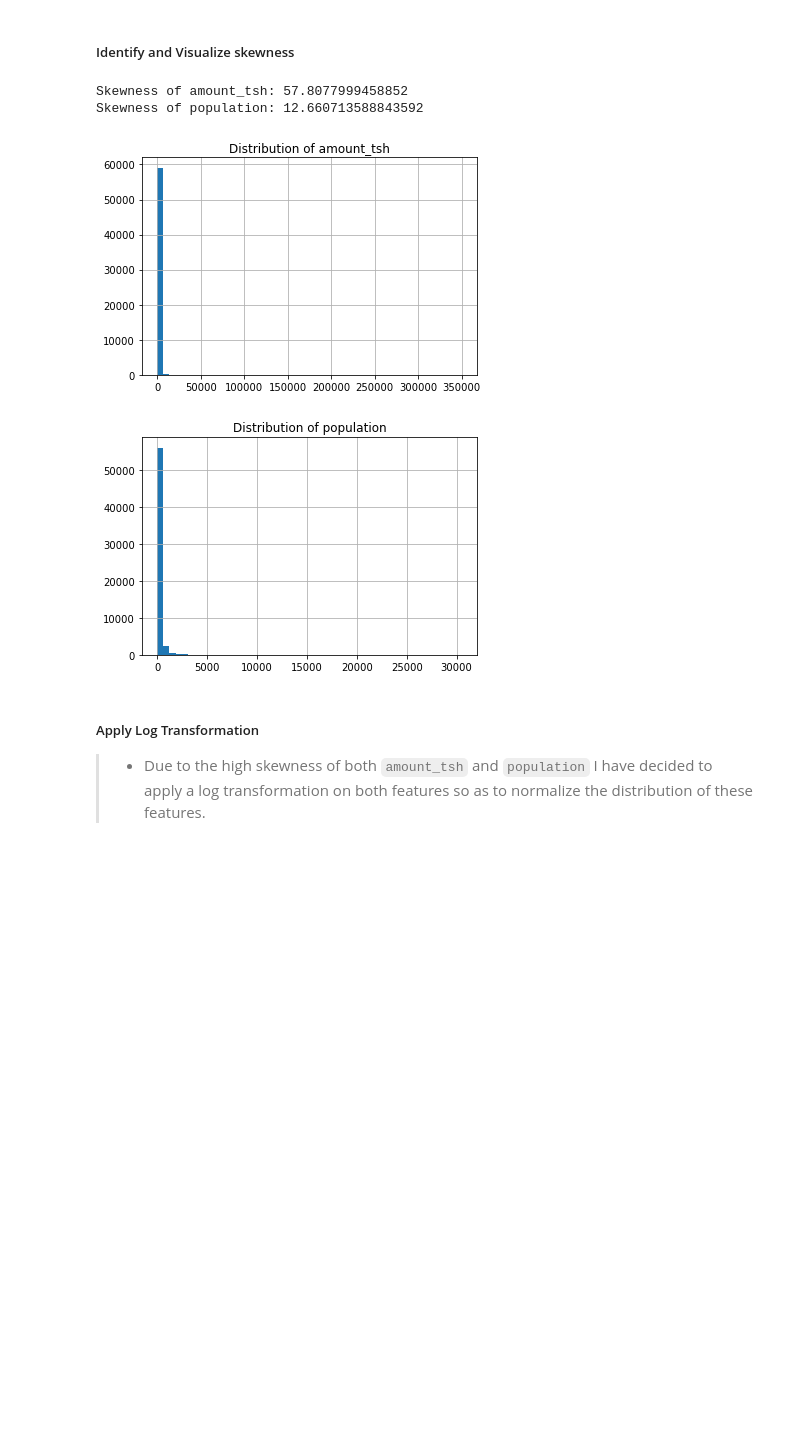
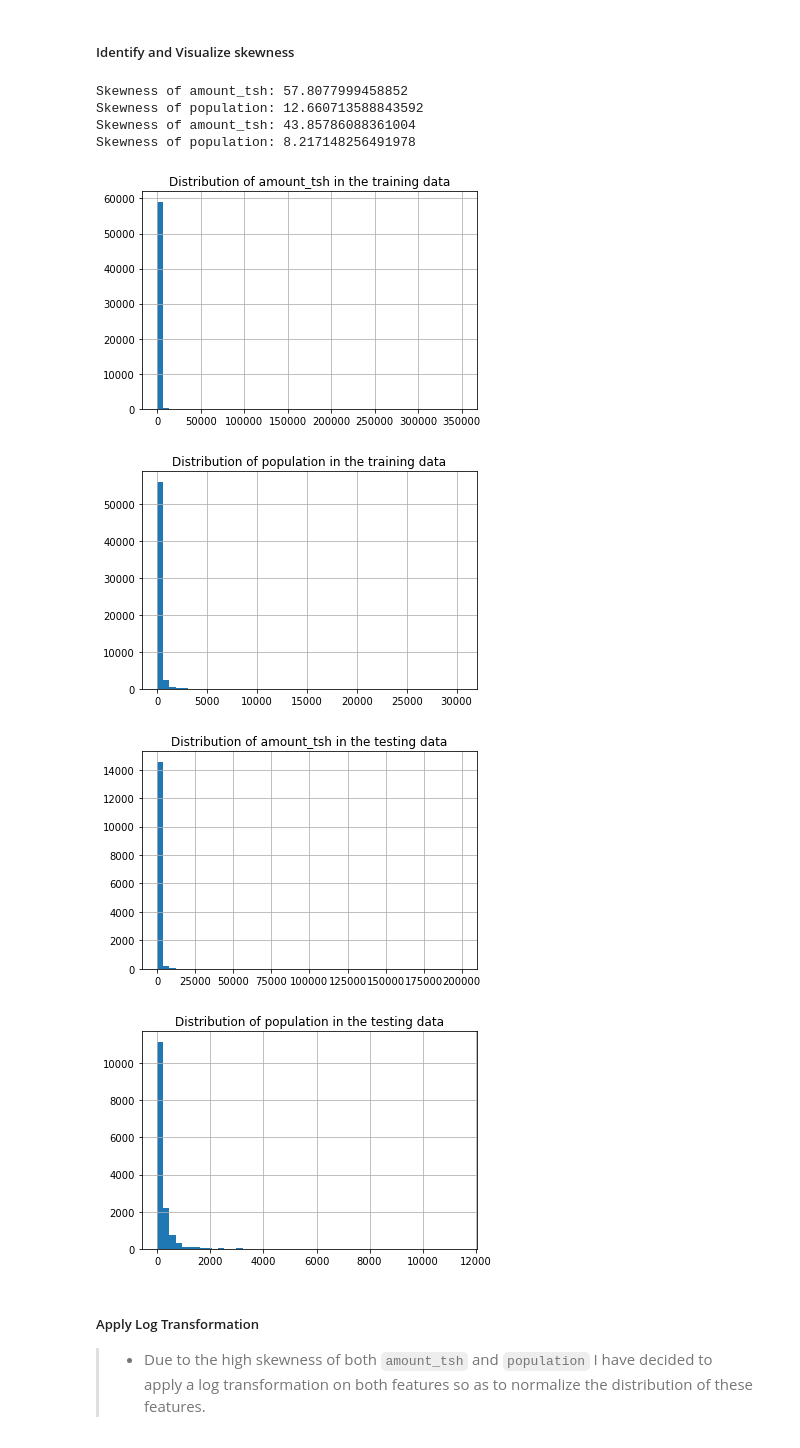
Before and after one commit to Cynthia-Njambi/Moringa-Phase3-Project, a Jupyter notebook: index.ipynb, the cells around one changed output. Cells and saved outputs as stored; diff of their text form; code cells hidden in the pictures; blank space fills up the shorter version.

```diff
--- a/index.ipynb
+++ b/index.ipynb
@@ -434,6 +459,7 @@ dtype: float64
 1. From the above I can see that `scheme_name` has the highest percentage of missing data of 47.42%, so I have decided that I will drop the feature since almost half the values are missing. This will avoid introducing biasness in the model.
 # %%
 train_data.drop(columns=['scheme_name'], inplace=True)
+test_data.drop(columns=['scheme_name'], inplace=True)
 # %% [markdown]
 2. I will replace missing values of `funder` , `installer`,`subvillage`, `scheme_management` with 'Unknown' so that it indicates that the funders of those water points are Unknown
 # %%
@@ -441,10 +467,18 @@ train_data['funder'].fillna('Unknown', inplace=True)
 train_data['installer'].fillna('Unknown', inplace=True)
 train_data['subvillage'].fillna('Unknown', inplace=True)
 train_data['scheme_management'].fillna('Unknown', inplace=True)
+
+test_data['funder'].fillna('Unknown', inplace=True)
+test_data['installer'].fillna('Unknown', inplace=True)
+test_data['subvillage'].fillna('Unknown', inplace=True)
+test_data['scheme_management'].fillna('Unknown', inplace=True)
 # %% [markdown]
 3. Since `permit` is a categorical feature that is either in True or False I will create a new binary feature that indicates whether the `permit` value was missing so that I can learn whether the inclusion of a permit increases the chances of better functioning water pump.
 # %%
 train_data['permit'].fillna(train_data['permit'].mode()[0], inplace=True)
+test_data['permit'].fillna(test_data['permit'].mode()[0], inplace=True)
 
-print("Missing values in 'permit':", train_data['permit'].isnull().sum())
+
+print("Missing values in 'permit' in the training data:", train_data['permit'].isnull().sum())
+print("Missing values in 'permit' in the test data:", test_data['permit'].isnull().sum())
 # %% [output]
@@ -453,6 +488,7 @@ Missing values in 'permit': 0
 4. For the `public_meeting` missing values I have replaced them the most occcuring values in the column
 # %%
 train_data['public_meeting'].fillna(train_data['public_meeting'].mode()[0], inplace=True)
+test_data['public_meeting'].fillna(test_data['public_meeting'].mode()[0], inplace=True)
 # %% [markdown]
 ##### Verification
 # %%
@@ -474,22 +512,39 @@ Remaining Missing Values: 0
 ##### Identify and Visualize skewness
 # %%
 # Check skewness
-print(f"Skewness of amount_tsh: {train_data['amount_tsh'].skew()}")
-print(f"Skewness of population: {train_data['population'].skew()}")
+print(f"Skewness of amount_tsh in the training data: {train_data['amount_tsh'].skew()}")
+print(f"Skewness of population in the training data: {train_data['population'].skew()}")
+
+# Check skewness
+print(f"Skewness of amount_tsh in the test data: {test_data['amount_tsh'].skew()}")
+print(f"Skewness of population in the test data: {test_data['population'].skew()}")
 
 # Plot histograms
 train_data['amount_tsh'].hist(bins=50)
-plt.title('Distribution of amount_tsh')
+plt.title('Distribution of amount_tsh in the training data')
 plt.show()
 
 train_data['population'].hist(bins=50)
-plt.title('Distribution of population')
+plt.title('Distribution of population in the training data')
 plt.show()
+
+# Plot histograms
+test_data['amount_tsh'].hist(bins=50)
+plt.title('Distribution of amount_tsh in the testing data')
+plt.show()
+
+test_data['population'].hist(bins=50)
+plt.title('Distribution of population in the testing data')
+plt.show()
 # %% [output]
 Skewness of amount_tsh: 57.8077999458852
 Skewness of population: 12.660713588843592
+Skewness of amount_tsh: 43.85786088361004
+Skewness of population: 8.217148256491978
-[figure, old version]
+[figure, new version]
-[figure, old version]
+[figure, new version]
+[figure, added]
+[figure, added]
 # %% [markdown]
 ##### Apply Log Transformation
 >- Due to the high skewness of both `amount_tsh` and `population` I have decided to apply a log transformation on both features so as to normalize the distribution of these features.
```
Also changed, not shown: parts of 18 cells of this notebook.
